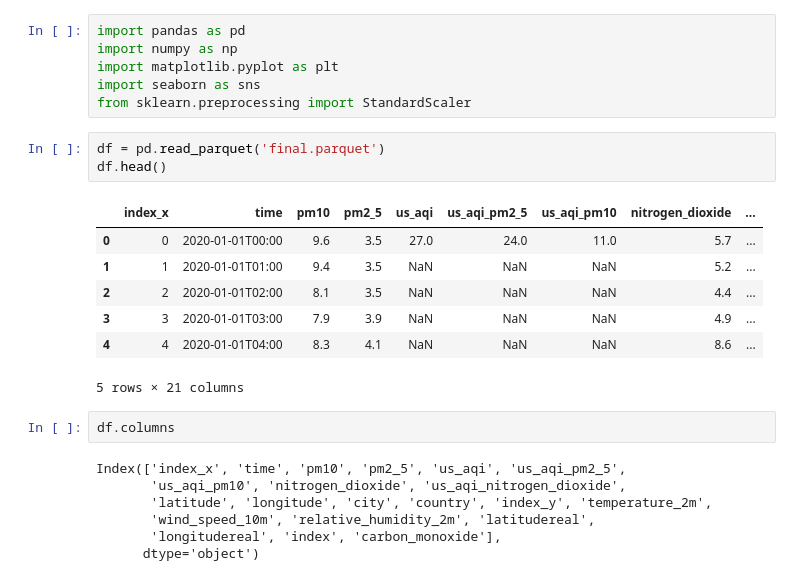
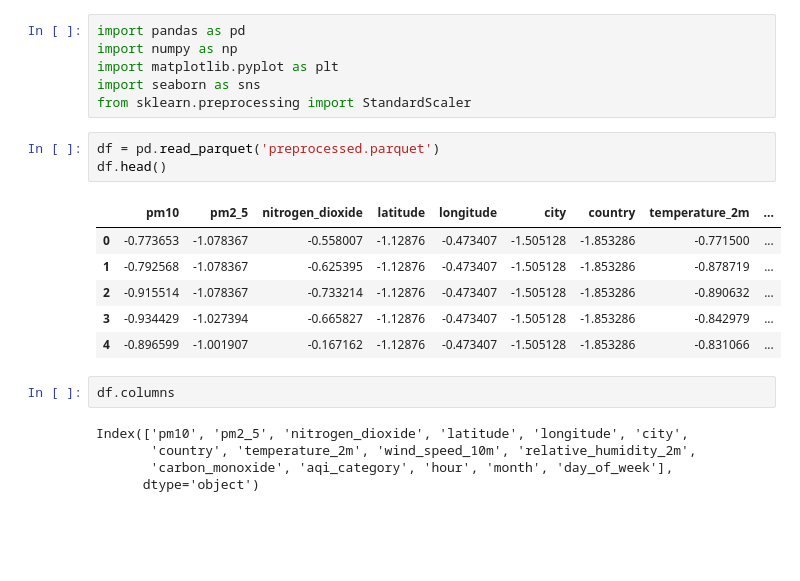
Before and after one commit to omdaelsfa7/AirQualityDetection, a Jupyter notebook: ANN.ipynb, the cells around one changed output. Saved outputs shown, nothing was run; the diff lists cells and outputs as text; blank space fills up the shorter version.

```diff
--- a/ANN.ipynb
+++ b/ANN.ipynb
@@ -5,22 +5,19 @@ import matplotlib.pyplot as plt
 import seaborn as sns
 from sklearn.preprocessing import StandardScaler
 # %%
-df = pd.read_parquet('final.parquet')
+df = pd.read_parquet('preprocessed.parquet')
 df.head()
 # %% [output]
-|  | index_x | time | pm10 | pm2_5 | us_aqi | us_aqi_pm2_5 | us_aqi_pm10 | nitrogen_dioxide | ... |
-| 0 | 0 | 2020-01-01T00:00 | 9.6 | 3.5 | 27.0 | 24.0 | 11.0 | 5.7 | ... |
-| 1 | 1 | 2020-01-01T01:00 | 9.4 | 3.5 | NaN | NaN | NaN | 5.2 | ... |
-| 2 | 2 | 2020-01-01T02:00 | 8.1 | 3.5 | NaN | NaN | NaN | 4.4 | ... |
-| 3 | 3 | 2020-01-01T03:00 | 7.9 | 3.9 | NaN | NaN | NaN | 4.9 | ... |
-| 4 | 4 | 2020-01-01T04:00 | 8.3 | 4.1 | NaN | NaN | NaN | 8.6 | ... |
+|  | pm10 | pm2_5 | nitrogen_dioxide | latitude | longitude | city | country | temperature_2m | ... |
+| 0 | -0.773653 | -1.078367 | -0.558007 | -1.12876 | -0.473407 | -1.505128 | -1.853286 | -0.771500 | ... |
+| 1 | -0.792568 | -1.078367 | -0.625395 | -1.12876 | -0.473407 | -1.505128 | -1.853286 | -0.878719 | ... |
+| 2 | -0.915514 | -1.078367 | -0.733214 | -1.12876 | -0.473407 | -1.505128 | -1.853286 | -0.890632 | ... |
+| 3 | -0.934429 | -1.027394 | -0.665827 | -1.12876 | -0.473407 | -1.505128 | -1.853286 | -0.842979 | ... |
+| 4 | -0.896599 | -1.001907 | -0.167162 | -1.12876 | -0.473407 | -1.505128 | -1.853286 | -0.831066 | ... |
-5 rows × 21 columns
 # %%
 df.columns
 # %% [output]
-Index(['index_x', 'time', 'pm10', 'pm2_5', 'us_aqi', 'us_aqi_pm2_5',
-       'us_aqi_pm10', 'nitrogen_dioxide', 'us_aqi_nitrogen_dioxide',
-       'latitude', 'longitude', 'city', 'country', 'index_y', 'temperature_2m',
-       'wind_speed_10m', 'relative_humidity_2m', 'latitudereal',
-       'longitudereal', 'index', 'carbon_monoxide'],
+Index(['pm10', 'pm2_5', 'nitrogen_dioxide', 'latitude', 'longitude', 'city',
+       'country', 'temperature_2m', 'wind_speed_10m', 'relative_humidity_2m',
+       'carbon_monoxide', 'aqi_category', 'hour', 'month', 'day_of_week'],
       dtype='object')
```
Also changed, not shown: parts of 2 cells of this notebook, 2 other files.
